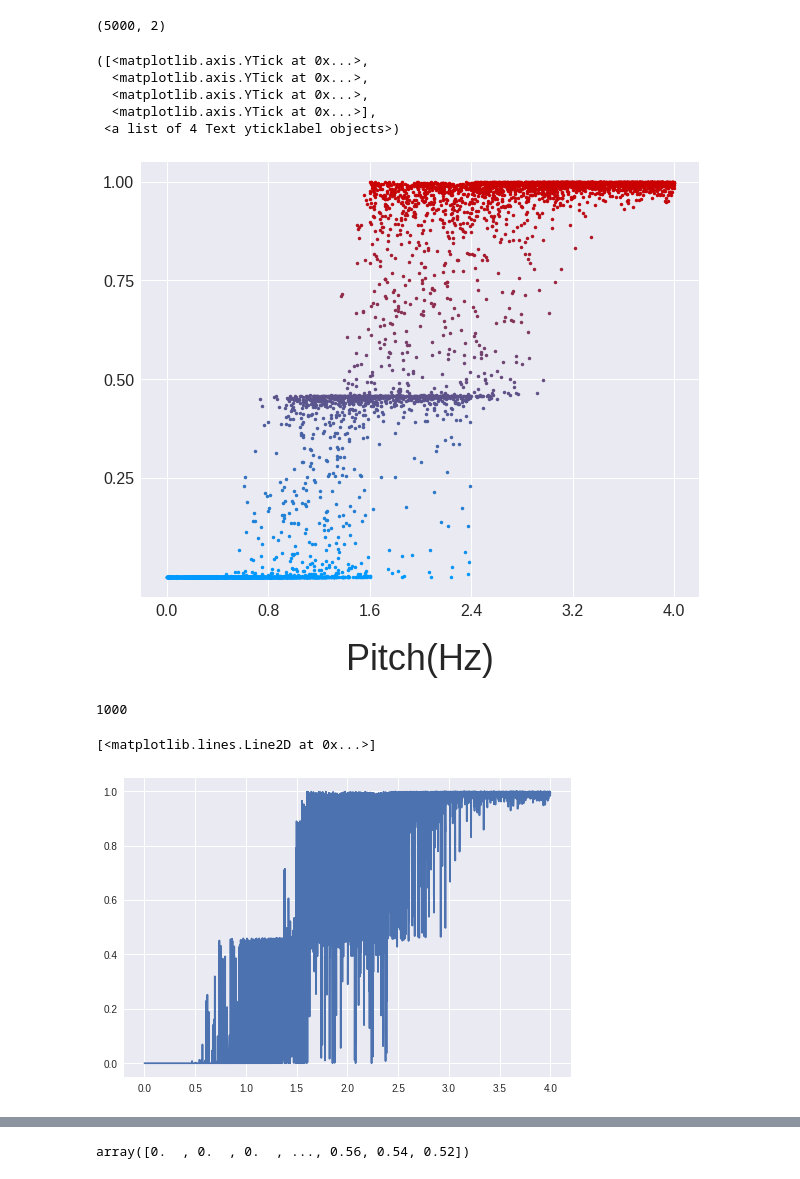
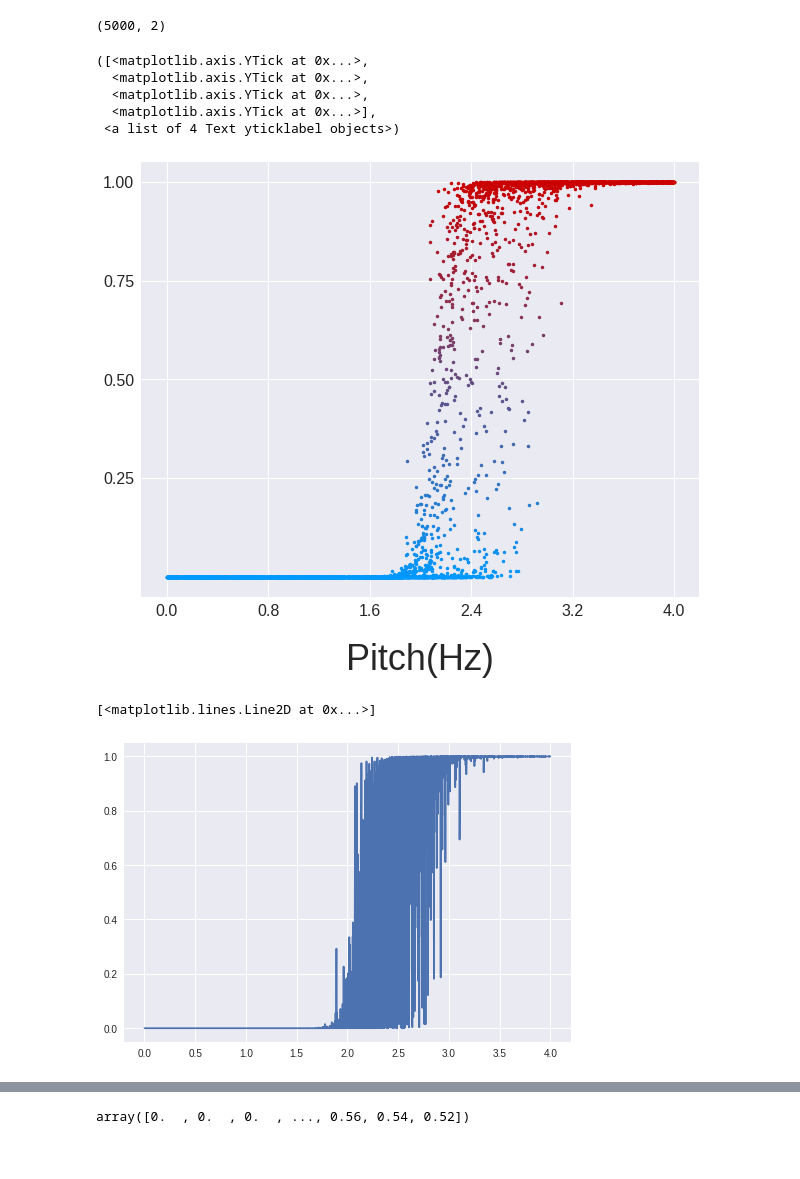
Before and after one commit to Joovvhan/Master-Thesis, a Jupyter notebook: src/Prediction_Test_Modified_For_Presentation_New_Npy.ipynb, the cells around one changed output, grey strips where cells are left out. Saved outputs shown, nothing was run; the diff lists cells and outputs as text; code cells hidden in the pictures.

```diff
--- a/src/Prediction_Test_Modified_For_Presentation_New_Npy.ipynb
+++ b/src/Prediction_Test_Modified_For_Presentation_New_Npy.ipynb
@@ -167,41 +174,34 @@ Y_pred.shape
 # %% [output]
 (5000, 2)
 # %%
-X_ticks = np.zeros(len(Y_pred))
-
-for i in range(len(X_ticks)):
-    X_ticks[i] = float(filesTestTotal[i].split('/')[-1].split('_')[2][1:-1])
+X_ticks = labelList[:, 2]
 
 plt.figure(figsize=(10, 8))
 for i in range(len(X_ticks)):
     normalC = np.asarray([0, 0.6, 1])
     faultC = np.asarray([0.8, 0, 0])
     dotC = Y_pred[i, 1] * faultC + (1 - Y_pred[i, 1]) * normalC
     plt.plot(X_ticks[i], Y_pred[i, 1], '.', color=dotC)
 
 
 # plt.xticks([0, 0.4, 0.8, 1.2, 1.6, 2.0], fontsize=16)
 # plt.xlabel('Frequency(Hz)', fontsize=36, labelpad = 24)
 
 plt.xticks([0, 0.8, 1.6, 2.4, 3.2, 4.0], fontsize=16)
 plt.xlabel('Pitch(Hz)', fontsize=36, labelpad = 24)
 
 plt.yticks([0.25, 0.5, 0.75, 1.0], fontsize=16)
 # plt.ylabel('Fault Probability', fontsize=36, labelpad = 24)
 # plt.gca().get_yaxis().set_visible(False)
 
 # Need to match file name with x axis
 # %% [output]
 ([<matplotlib.axis.YTick at 0x...>,
   <matplotlib.axis.YTick at 0x...>,
   <matplotlib.axis.YTick at 0x...>,
   <matplotlib.axis.YTick at 0x...>],
  <a list of 4 Text yticklabel objects>)
-[figure, old version]
+[figure, new version]
-# %%
-len(filesTest)
-# %% [output]
-1000
 # %%
 x = np.stack((X_ticks, Y_pred[:, 1])).T
 y = np.asarray(sorted(x, key=lambda x: x[0]))
@@ -209,7 +209,7 @@ y = np.asarray(sorted(x, key=lambda x: x[0]))
 plt.plot(y[:, 0], y[:, 1])
 # %% [output]
 [<matplotlib.lines.Line2D at 0x...>]
-[figure, old version]
+[figure, new version]
 # %%
 z = [round(val) for val in y[:, 1]]
 pit = y[:, 0]
```
Also changed, not shown: parts of 7 cells of this notebook.
